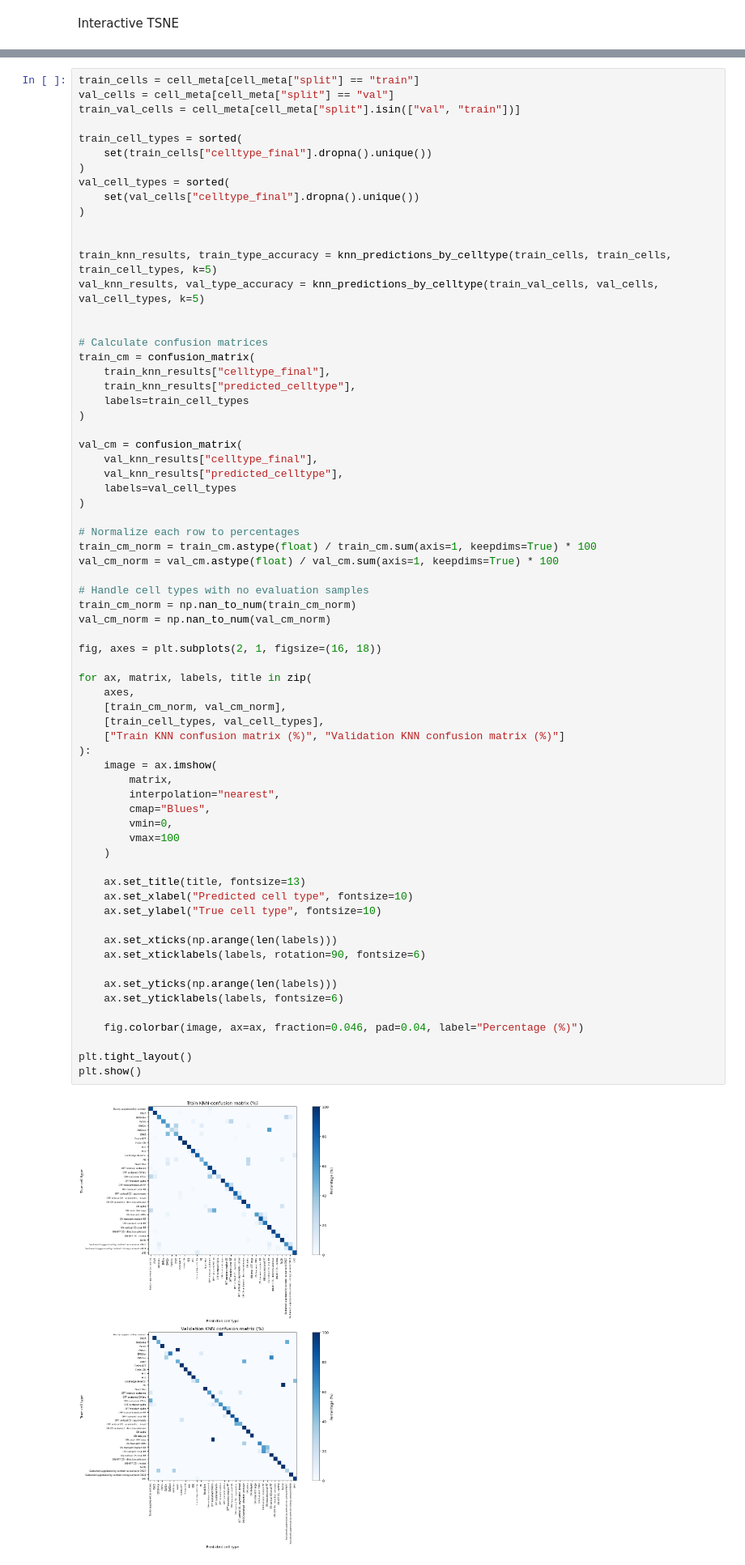
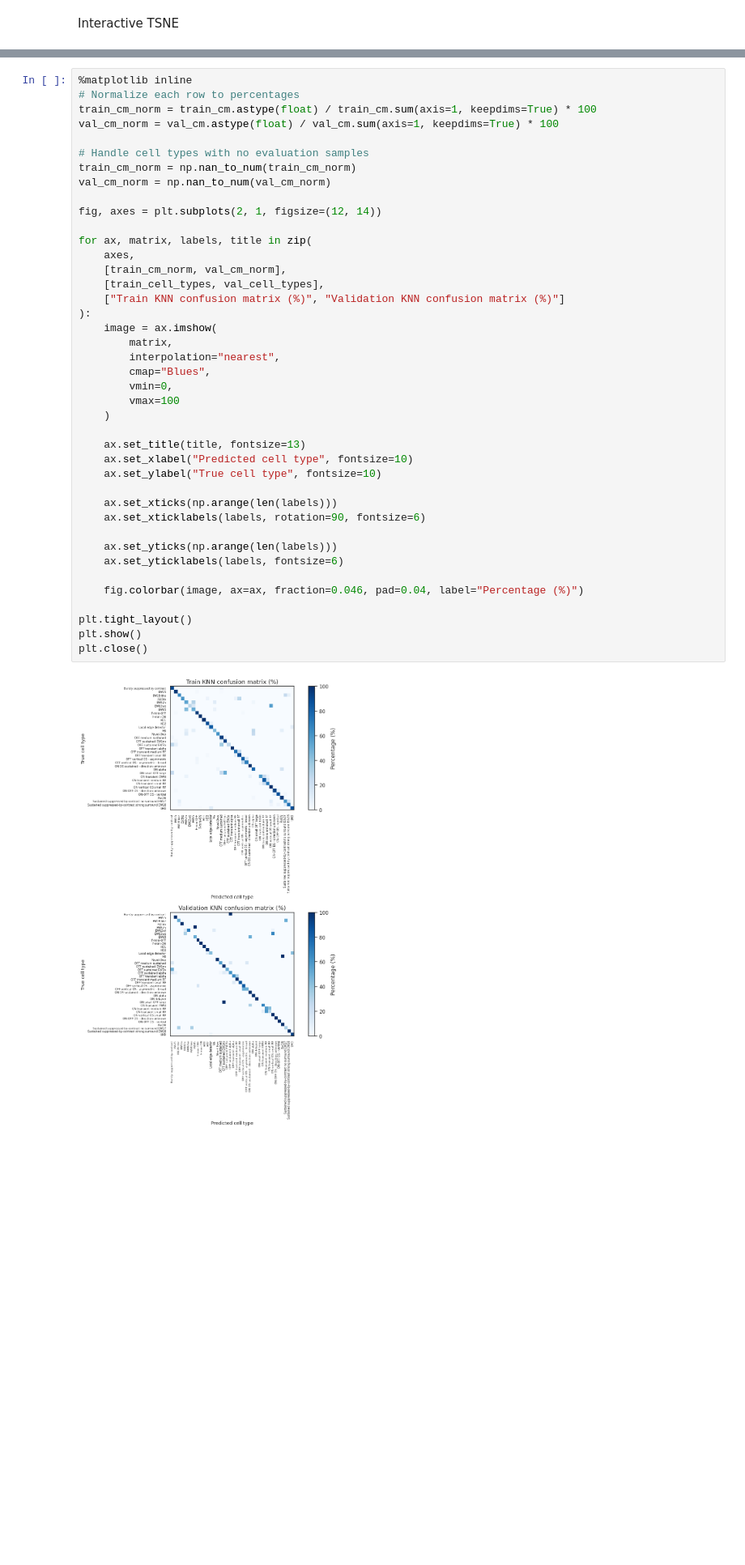
Before and after one commit to pegah81/ssl_neuron, a Jupyter notebook: ssl_neuron/demos/model_inference.ipynb, the cells around one changed output, grey strips where cells are left out. Shown at 81% size. Drawn from its saved outputs; the diff is of its cells as text; blank space fills up the shorter version.

```diff
--- a/ssl_neuron/demos/model_inference.ipynb
+++ b/ssl_neuron/demos/model_inference.ipynb
@@ -589,33 +666,5 @@ The rows are the true cell types and the columns are the predicted cell types. T
 # %%
-train_cells = cell_meta[cell_meta["split"] == "train"]
-val_cells = cell_meta[cell_meta["split"] == "val"]
-train_val_cells = cell_meta[cell_meta["split"].isin(["val", "train"])]
-
-train_cell_types = sorted(
-    set(train_cells["celltype_final"].dropna().unique())
-)
-val_cell_types = sorted(
-    set(val_cells["celltype_final"].dropna().unique())
-)
-
-
-train_knn_results, train_type_accuracy = knn_predictions_by_celltype(train_cells, train_cells, train_cell_types, k=5)
-val_knn_results, val_type_accuracy = knn_predictions_by_celltype(train_val_cells, val_cells, val_cell_types, k=5)
-
-
-# Calculate confusion matrices
-train_cm = confusion_matrix(
-    train_knn_results["celltype_final"],
-    train_knn_results["predicted_celltype"],
-    labels=train_cell_types
-)
-
-val_cm = confusion_matrix(
-    val_knn_results["celltype_final"],
-    val_knn_results["predicted_celltype"],
-    labels=val_cell_types
-)
-
+%matplotlib inline
 # Normalize each row to percentages
 train_cm_norm = train_cm.astype(float) / train_cm.sum(axis=1, keepdims=True) * 100
 val_cm_norm = val_cm.astype(float) / val_cm.sum(axis=1, keepdims=True) * 100
@@ -624,38 +673,39 @@ val_cm_norm = val_cm.astype(float) / val_cm.sum(axis=1, keepdims=True) * 100
 train_cm_norm = np.nan_to_num(train_cm_norm)
 val_cm_norm = np.nan_to_num(val_cm_norm)
 
-fig, axes = plt.subplots(2, 1, figsize=(16, 18))
+fig, axes = plt.subplots(2, 1, figsize=(12, 14))
 
 for ax, matrix, labels, title in zip(
     axes,
     [train_cm_norm, val_cm_norm],
     [train_cell_types, val_cell_types],
     ["Train KNN confusion matrix (%)", "Validation KNN confusion matrix (%)"]
 ):
     image = ax.imshow(
         matrix,
         interpolation="nearest",
         cmap="Blues",
         vmin=0,
         vmax=100
     )
 
     ax.set_title(title, fontsize=13)
     ax.set_xlabel("Predicted cell type", fontsize=10)
     ax.set_ylabel("True cell type", fontsize=10)
 
     ax.set_xticks(np.arange(len(labels)))
     ax.set_xticklabels(labels, rotation=90, fontsize=6)
 
     ax.set_yticks(np.arange(len(labels)))
     ax.set_yticklabels(labels, fontsize=6)
 
     fig.colorbar(image, ax=ax, fraction=0.046, pad=0.04, label="Percentage (%)")
 
 plt.tight_layout()
 plt.show()
+plt.close()
 # %% [output]
-[figure, old version]
+[figure, new version]
 # %%
 type_accuracy = train_type_accuracy.rename(columns={"accuracy": "train_accuracy"}).merge(
     val_type_accuracy.rename(columns={"accuracy": "val_accuracy"}), on="celltype", how="outer"
```
Also changed, not shown: parts of 11 cells of this notebook, 4 other files.
